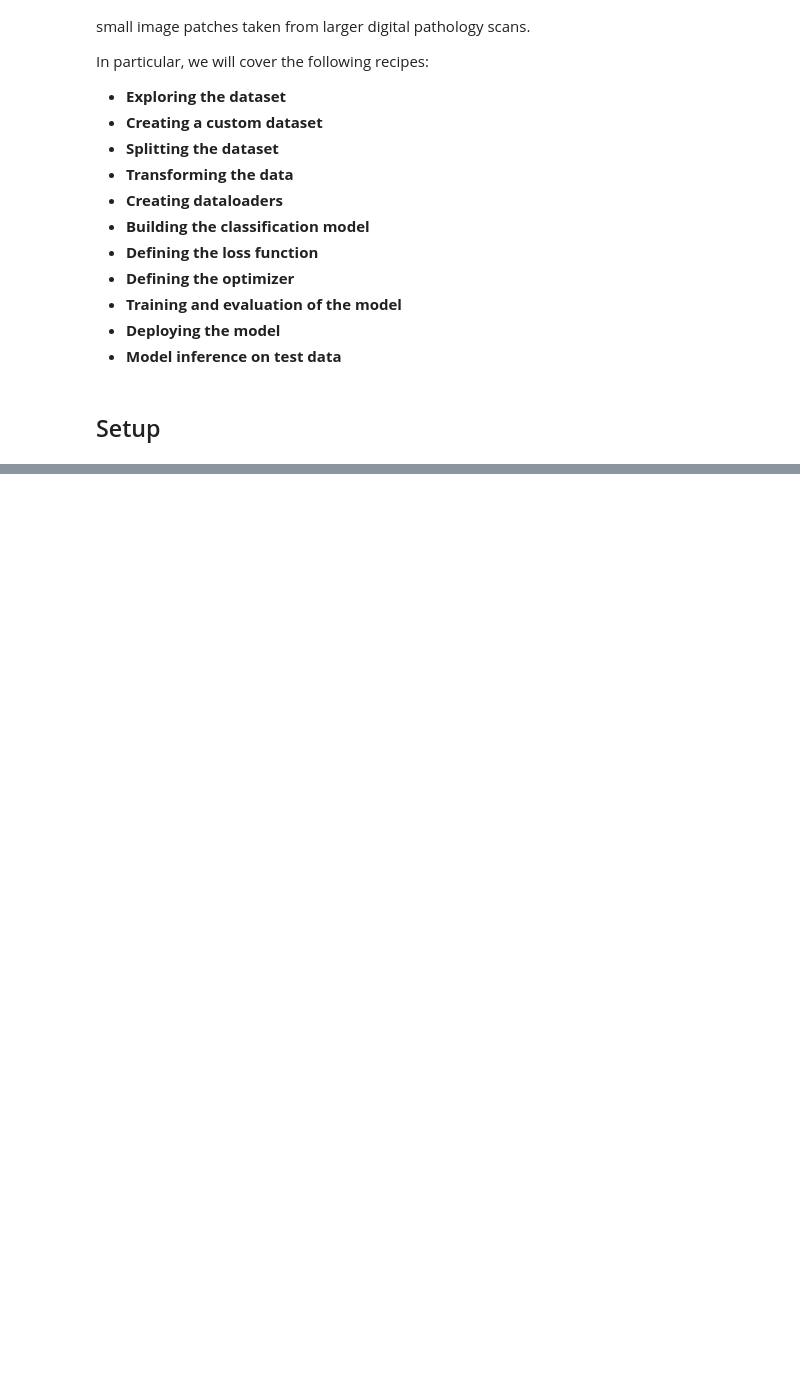
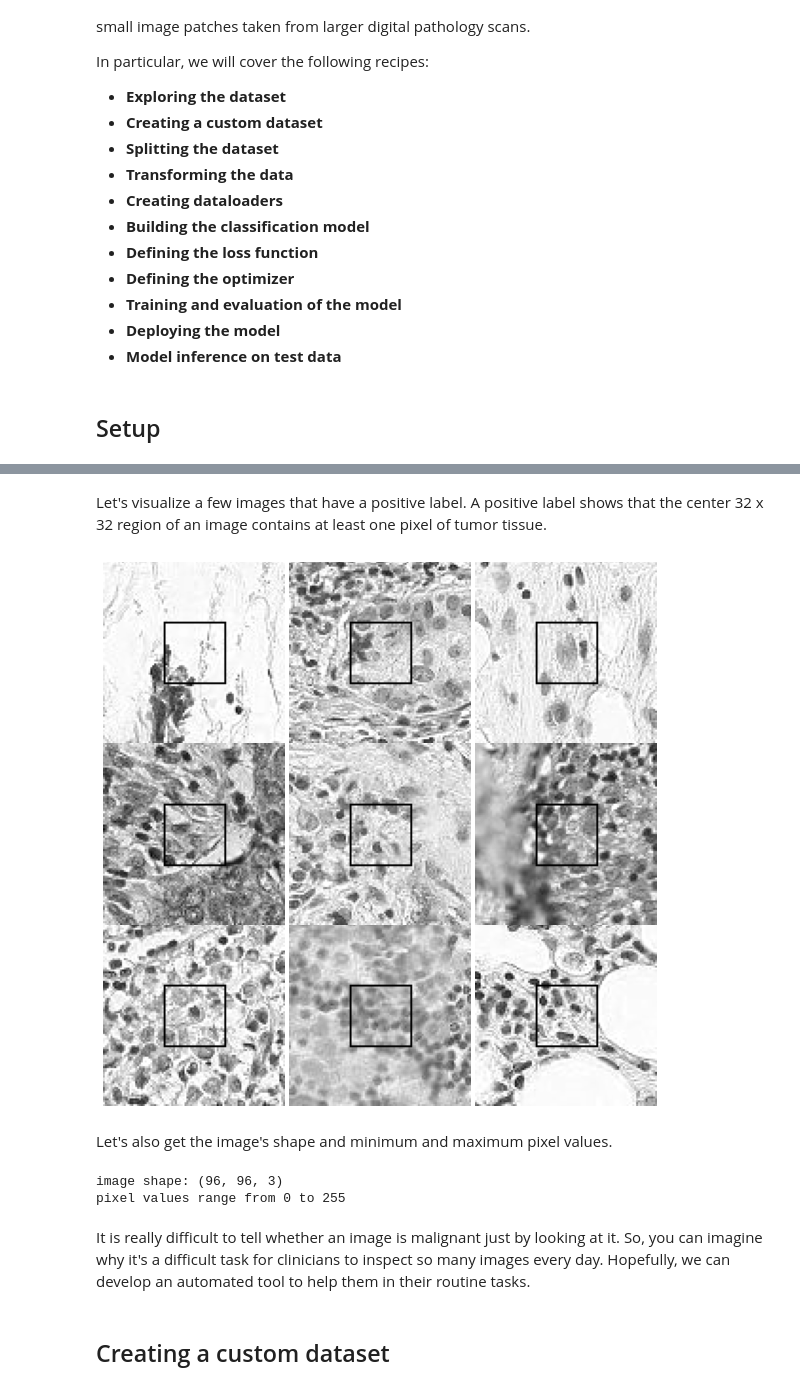
Before and after one commit to rahiakela/pytorch-computer-vision-cookbook, a Jupyter notebook: 2-binary-image-classification/1_binary_image_classification.ipynb, the cells around one changed output, grey strips where cells are left out. Cells and saved outputs as stored; diff of their text form; code cells hidden in the pictures; blank space fills up the shorter version.

```diff
--- a/2-binary-image-classification/1_binary_image_classification.ipynb
+++ b/2-binary-image-classification/1_binary_image_classification.ipynb
@@ -46,0 +120,46 @@ np.random.seed(0)
+# %% [markdown]
+Let's visualize a few images that have a positive label. A positive label shows that the center 32 x 32 region of an image contains at least one pixel of tumor tissue.
+# %%
+# get ids for malignant images
+malignant_ids = labels_df.loc[labels_df["label"]==1]["id"].values
+
+# data is stored here
+train_data = "./data/train/"
+
+# show images in grayscale, if you want color change it to True
+color = False
+
+# set the figure sizes
+plt.rcParams["figure.figsize"] = (10.0, 10.0)
+plt.subplots_adjust(wspace=0, hspace=0)
+nrows, ncols = 3, 3
+
+# display the images
+for i, id_ in enumerate(malignant_ids[:nrows * ncols]):
+  full_filenames = os.path.join(train_data, id_ + ".tif")
+  # load image
+  img = Image.open(full_filenames)
+  # draw a 32*32 rectangle
+  draw = ImageDraw.Draw(img)
+  draw.rectangle(((32, 32), (64, 64)), outline="green")
+  plt.subplot(nrows, ncols, i + 1)
+
+  if color is True:
+    plt.imshow(np.array(img))
+  else:
+    plt.imshow(np.array(img)[:, :, 0], cmap="gray")
+  plt.axis("off")
+# %% [output]
+[figure, added]
+# %% [markdown]
+Let's also get the image's shape and minimum and maximum pixel values.
+# %%
+print("image shape:", np.array(img).shape)
+print("pixel values range from %s to %s" %(np.min(img), np.max(img)))
+# %% [output]
+image shape: (96, 96, 3)
+pixel values range from 0 to 255
+# %% [markdown]
+It is really difficult to tell whether an image is malignant just by looking at it. So, you can imagine why it's a difficult task for clinicians to inspect so many images every day. Hopefully, we can develop an automated tool to help them in their routine tasks.
+# %% [markdown]
+## Creating a custom dataset
```
Also changed, not shown: parts of 14 cells of this notebook.
